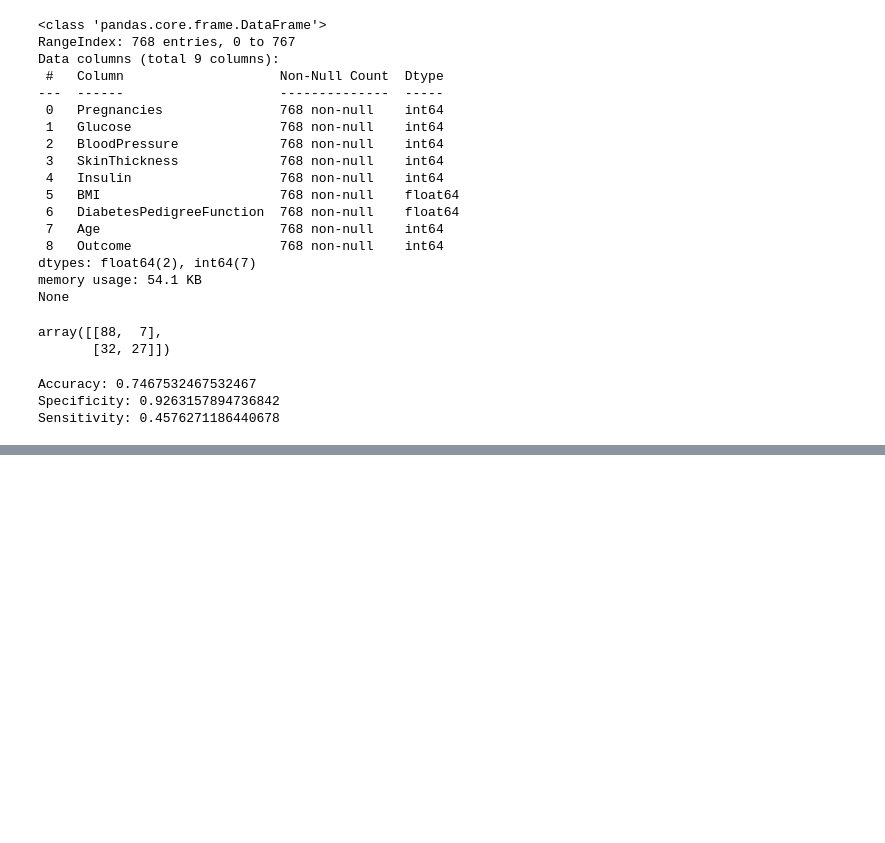
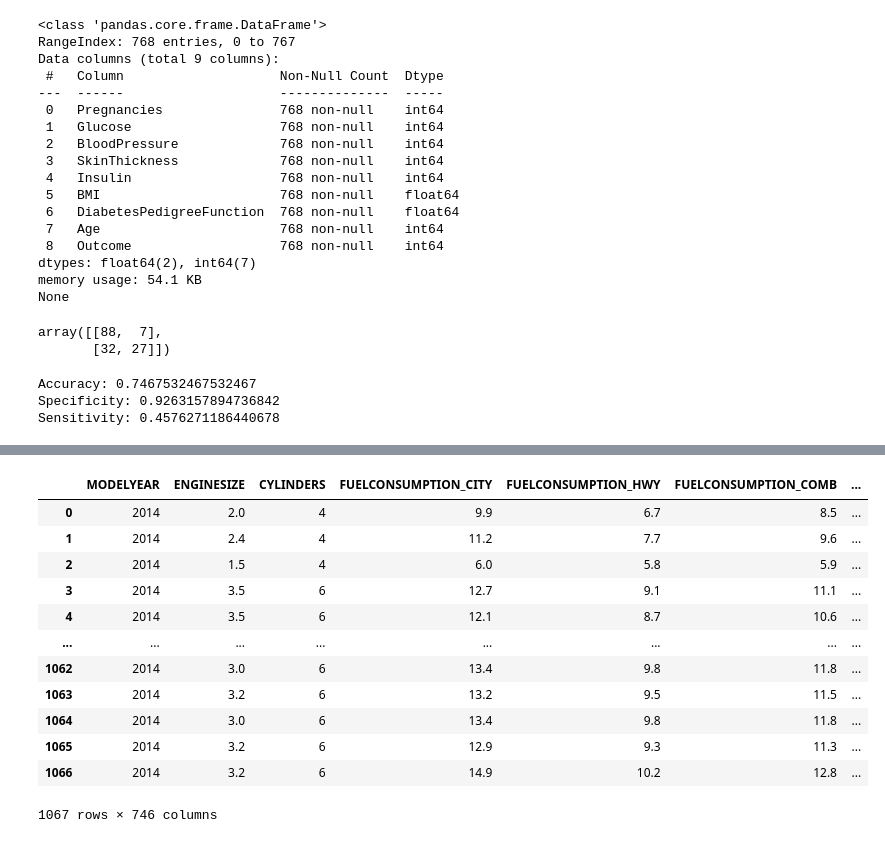
Before and after one commit to harshit-tiwari23/Python-Sem-4, a Jupyter notebook: Unit4.ipynb, the cells around one changed output, grey strips where cells are left out. Drawn from its saved outputs; the diff is of its cells as text; code cells hidden in the pictures; blank space fills up the shorter version.

```diff
--- a/Unit4.ipynb
+++ b/Unit4.ipynb
@@ -368,0 +376,4 @@ Sensitivity: 0.4576271186440678
+# %%
+import pandas as pd
+df=pd.read_csv("FuelConsumptionCo2.csv")
+df.head()
@@ -368,0 +404,19 @@ Sensitivity: 0.4576271186440678
+# %%
+x=df.iloc[:,0:12]
+y=df.iloc[:,-1]
+x=pd.get_dummies(x,drop_first=True)
+x
+# %% [output]
+|  | MODELYEAR | ENGINESIZE | CYLINDERS | FUELCONSUMPTION_CITY | FUELCONSUMPTION_HWY | FUELCONSUMPTION_COMB | ... |
+| 0 | 2014 | 2.0 | 4 | 9.9 | 6.7 | 8.5 | ... |
+| 1 | 2014 | 2.4 | 4 | 11.2 | 7.7 | 9.6 | ... |
+| 2 | 2014 | 1.5 | 4 | 6.0 | 5.8 | 5.9 | ... |
+| 3 | 2014 | 3.5 | 6 | 12.7 | 9.1 | 11.1 | ... |
+| 4 | 2014 | 3.5 | 6 | 12.1 | 8.7 | 10.6 | ... |
+| ... | ... | ... | ... | ... | ... | ... | ... |
+| 1062 | 2014 | 3.0 | 6 | 13.4 | 9.8 | 11.8 | ... |
+| 1063 | 2014 | 3.2 | 6 | 13.2 | 9.5 | 11.5 | ... |
+| 1064 | 2014 | 3.0 | 6 | 13.4 | 9.8 | 11.8 | ... |
+| 1065 | 2014 | 3.2 | 6 | 12.9 | 9.3 | 11.3 | ... |
+| 1066 | 2014 | 3.2 | 6 | 14.9 | 10.2 | 12.8 | ... |
+1067 rows × 746 columns
```
Also changed, not shown: parts of 22 cells of this notebook.
